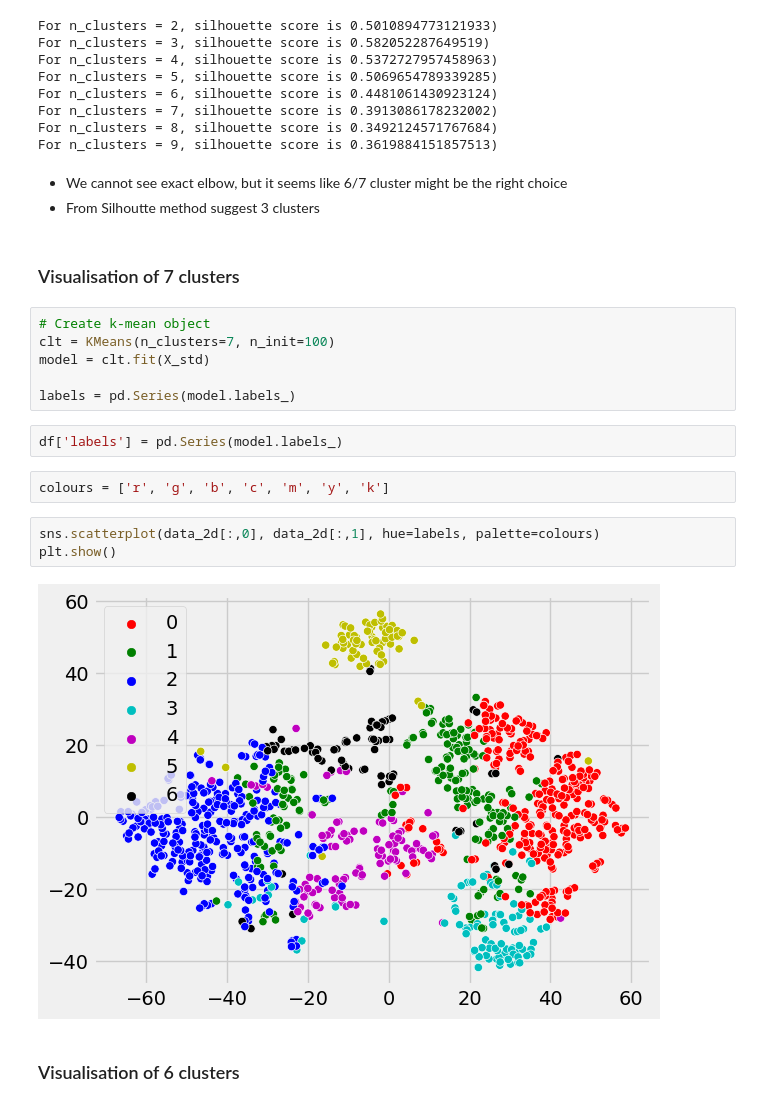
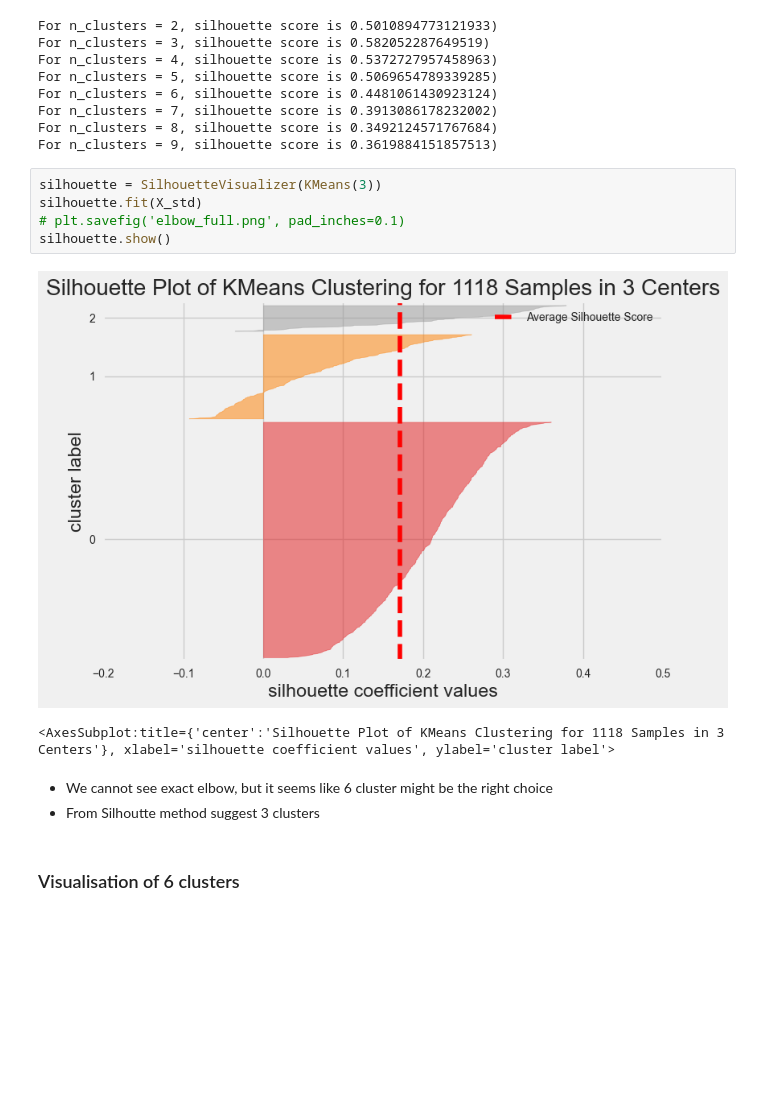
Before and after one commit to azebryk/My_spotify_songs, a Jupyter notebook: 3_EDA_Clustering.ipynb, the cells around one changed output. Drawn from its saved outputs; the diff is of its cells as text; blank space fills up the shorter version.

```diff
--- a/3_EDA_Clustering.ipynb
+++ b/3_EDA_Clustering.ipynb
@@ -399,26 +393,17 @@ For n_clusters = 6, silhouette score is 0.4481061430923124)
 For n_clusters = 7, silhouette score is 0.3913086178232002)
 For n_clusters = 8, silhouette score is 0.3492124571767684)
 For n_clusters = 9, silhouette score is 0.3619884151857513)
+# %%
+silhouette = SilhouetteVisualizer(KMeans(3))
+silhouette.fit(X_std)
+# plt.savefig('elbow_full.png', pad_inches=0.1)
+silhouette.show()
+# %% [output]
+[figure, added]
+<AxesSubplot:title={'center':'Silhouette Plot of KMeans Clustering for 1118 Samples in 3 Centers'}, xlabel='silhouette coefficient values', ylabel='cluster label'>
 # %% [markdown]
-- We cannot see exact elbow, but it seems like 6/7 cluster might be the right choice
+- We cannot see exact elbow, but it seems like 6 cluster might be the right choice
 - From Silhoutte method suggest 3 clusters
-# %% [markdown]
-### Visualisation of 7 clusters
-# %%
-# Create k-mean object
-clt = KMeans(n_clusters=7, n_init=100)
-model = clt.fit(X_std)
-
-labels = pd.Series(model.labels_)
-# %%
-df['labels'] = pd.Series(model.labels_)
-# %%
-colours = ['r', 'g', 'b', 'c', 'm', 'y', 'k']
-# %%
-sns.scatterplot(data_2d[:,0], data_2d[:,1], hue=labels, palette=colours)
-plt.show()
-# %% [output]
-[figure, removed]
 # %% [markdown]
 ### Visualisation of 6 clusters
 # %%
```
Also changed, not shown: parts of 32 cells of this notebook, 7 other files.
